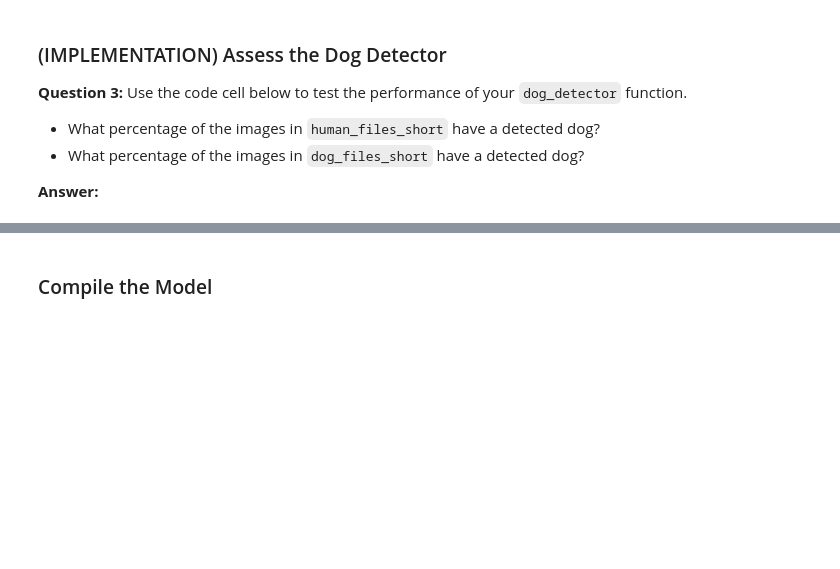
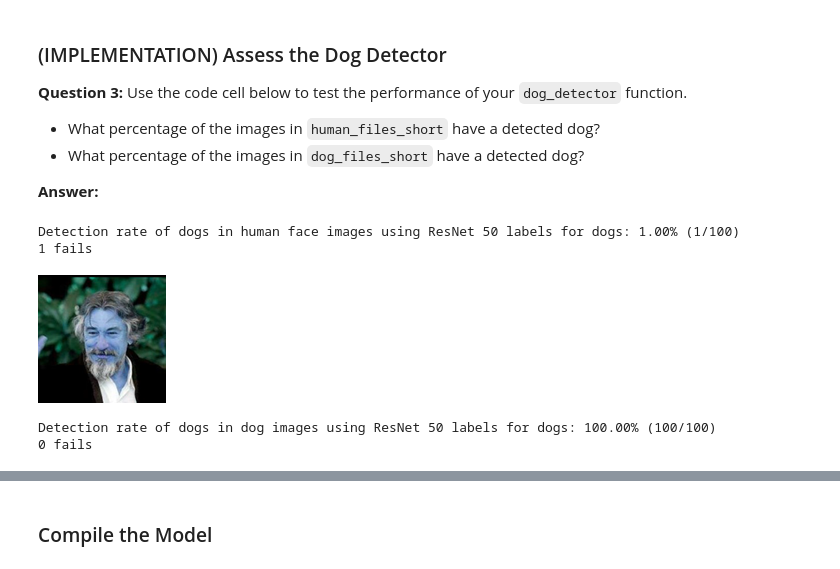
Before and after one commit to Alyxion/Udacity_DeepLearningFoundationsNd, a Jupyter notebook: 3_3_Project_2_Dog_Breed_Classifier/dog_app.ipynb, the cells around one changed output, grey strips where cells are left out. Cells and saved outputs as stored; diff of their text form; code cells hidden in the pictures; blank space fills up the shorter version.

Commit message:
Verification of dog breeds using human images

```diff
--- a/3_3_Project_2_Dog_Breed_Classifier/dog_app.ipynb
+++ b/3_3_Project_2_Dog_Breed_Classifier/dog_app.ipynb
@@ -360,3 +367,31 @@ __Answer:__
+# %%
+### TODO: Test the performance of the dog_detector function
+### on the images in human_files_short and dog_files_short.
+
+class dog_detector_class(cv_detector):
+    def detect(self, file_name):
+        img = cv2.imread(file_name)
+        result = dog_detector(file_name)
+
+        return img, result
+
+dog_detect = dog_detector_class()
+
+humans_detected, human_fails = verify_haar_cascade(dog_detect, False, human_files_short,
+                                                   max_log_human_fails, max_log_img_size)
+dogs_detected, dog_fails = verify_haar_cascade(dog_detect, True, dog_files_short,
+                                               max_log_dog_fails, max_log_img_size)
+
+print_results("dogs in human face images using ResNet 50 labels for dogs", humans_detected,
+              len(human_files_short), human_fails, humans_detected)
+print_results("dogs in dog images using ResNet 50 labels for dogs", dogs_detected,
+              len(dog_files_short), dog_fails, len(dog_files_short)-dogs_detected)
+# %% [output]
+Detection rate of dogs in human face images using ResNet 50 labels for dogs: 1.00% (1/100)
+1 fails
+[figure, added]
+Detection rate of dogs in dog images using ResNet 50 labels for dogs: 100.00% (100/100)
+0 fails
 # %% [markdown]
 ---
 <a id='step3'></a>
```
Also changed, not shown: parts of 8 cells of this notebook.
